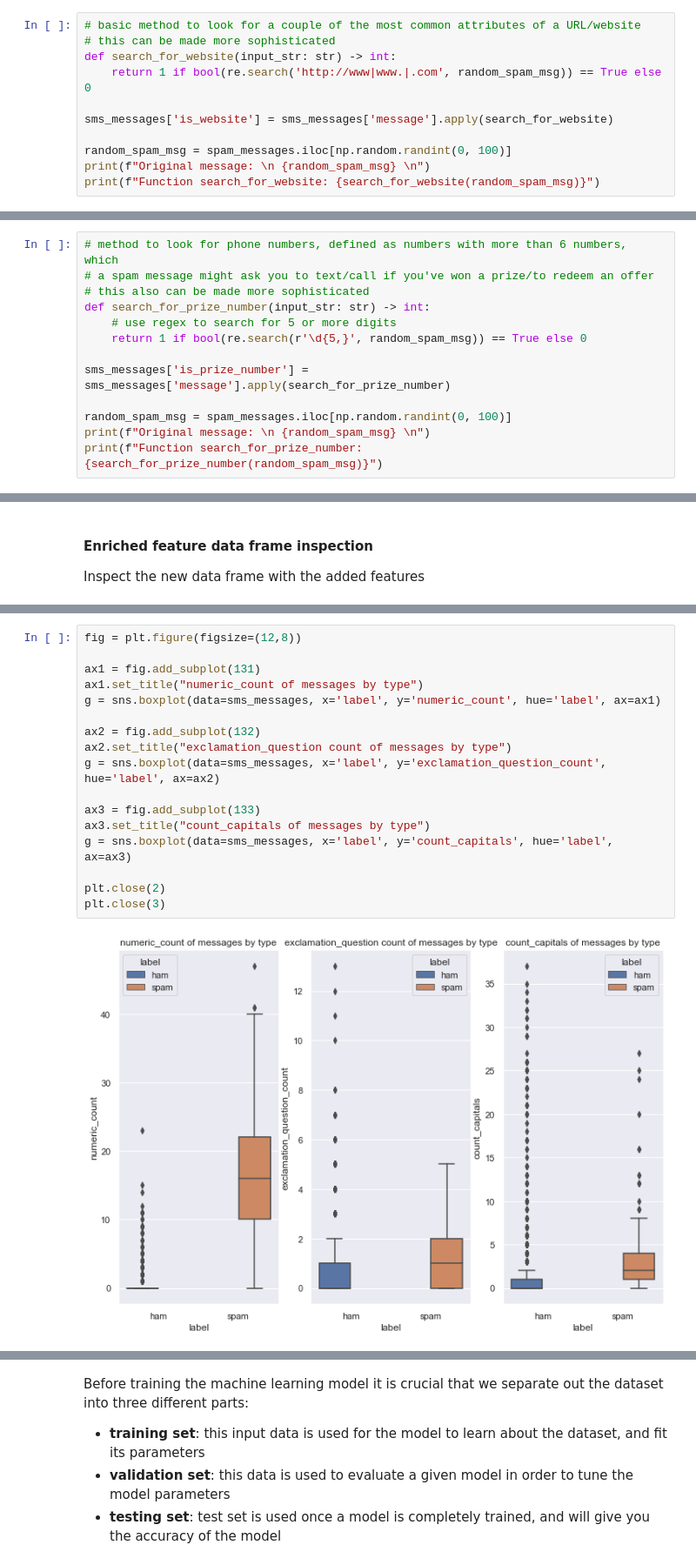
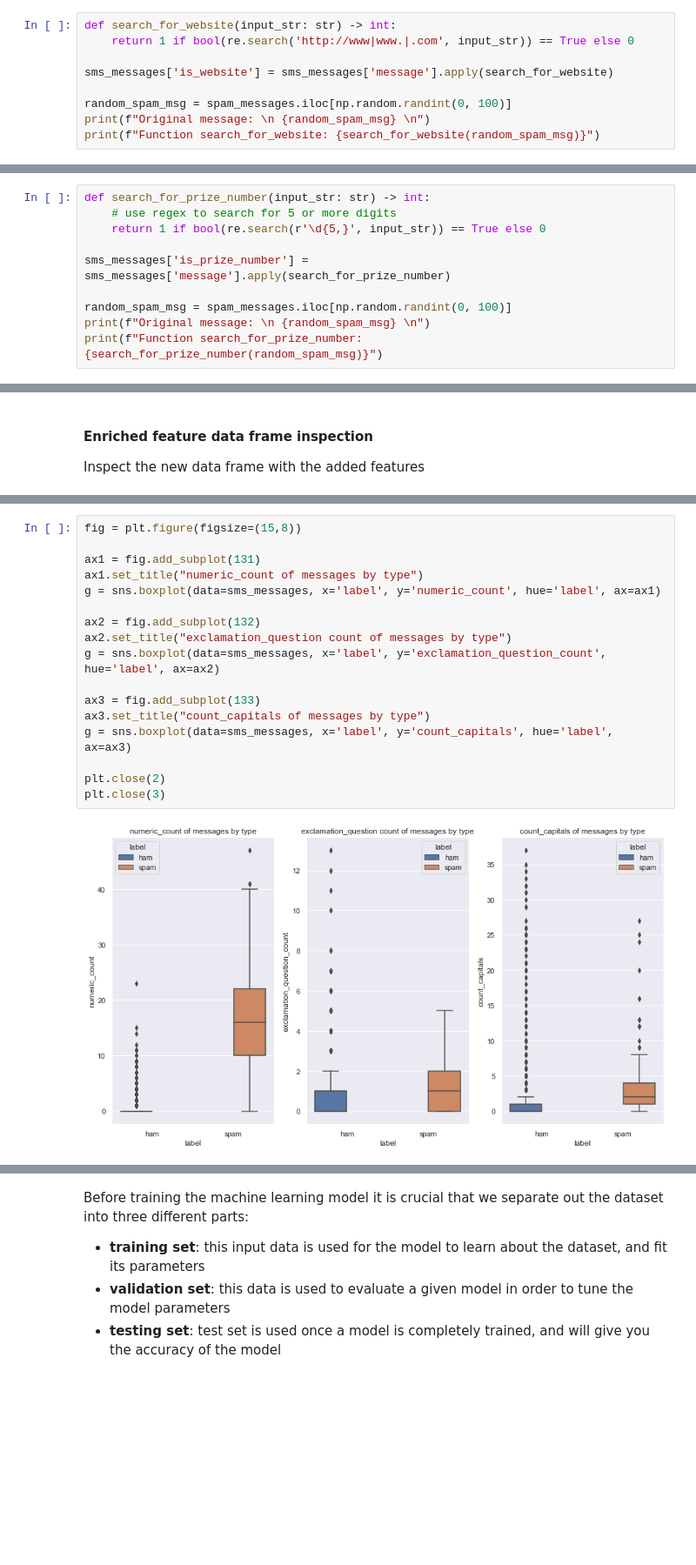
Before and after one commit to philip-papasavvas/ml_sandbox, a Jupyter notebook: notebook-projects/NLP - ham_or_spam_filter.ipynb, the cells around one changed output, grey strips where cells are left out. Shown at 87% size. Drawn from its saved outputs; the diff is of its cells as text; blank space fills up the shorter version.

Commit message:
updated spam classifier example

```diff
--- a/notebook-projects/NLP - ham_or_spam_filter.ipynb
+++ b/notebook-projects/NLP - ham_or_spam_filter.ipynb
@@ -225,8 +237,6 @@ Function exclamation_question_count: 2
 # %%
-# basic method to look for a couple of the most common attributes of a URL/website
-# this can be made more sophisticated
 def search_for_website(input_str: str) -> int:
-    return 1 if bool(re.search('http://www|www.|.com', random_spam_msg)) == True else 0
+    return 1 if bool(re.search('http://www|www.|.com', input_str)) == True else 0
 
 sms_messages['is_website'] = sms_messages['message'].apply(search_for_website)
 
@@ -241,10 +254,7 @@ Function search_for_website: 0
 # %%
-# method to look for phone numbers, defined as numbers with more than 6 numbers, which
-# a spam message might ask you to text/call if you've won a prize/to redeem an offer
-# this also can be made more sophisticated
 def search_for_prize_number(input_str: str) -> int:
     # use regex to search for 5 or more digits
-    return 1 if bool(re.search(r'\d{5,}', random_spam_msg)) == True else 0
+    return 1 if bool(re.search(r'\d{5,}', input_str)) == True else 0
 
 sms_messages['is_prize_number'] = sms_messages['message'].apply(search_for_prize_number)
 
@@ -280,22 +290,22 @@ We will group by the 'label' (classifying ham or spam), therefore looking at:
 - exclamation_question_count
 - count_capitals
 # %%
-fig = plt.figure(figsize=(12,8))
+fig = plt.figure(figsize=(15,8))
 
 ax1 = fig.add_subplot(131)
 ax1.set_title("numeric_count of messages by type")
 g = sns.boxplot(data=sms_messages, x='label', y='numeric_count', hue='label', ax=ax1)
 
 ax2 = fig.add_subplot(132)
 ax2.set_title("exclamation_question count of messages by type")
 g = sns.boxplot(data=sms_messages, x='label', y='exclamation_question_count', hue='label', ax=ax2)
 
 ax3 = fig.add_subplot(133)
 ax3.set_title("count_capitals of messages by type")
 g = sns.boxplot(data=sms_messages, x='label', y='count_capitals', hue='label', ax=ax3)
 
 plt.close(2)
 plt.close(3)
 # %% [output]
-[figure, old version]
+[figure, new version]
 # %% [markdown]
```
Also changed, not shown: parts of 37 cells of this notebook.
